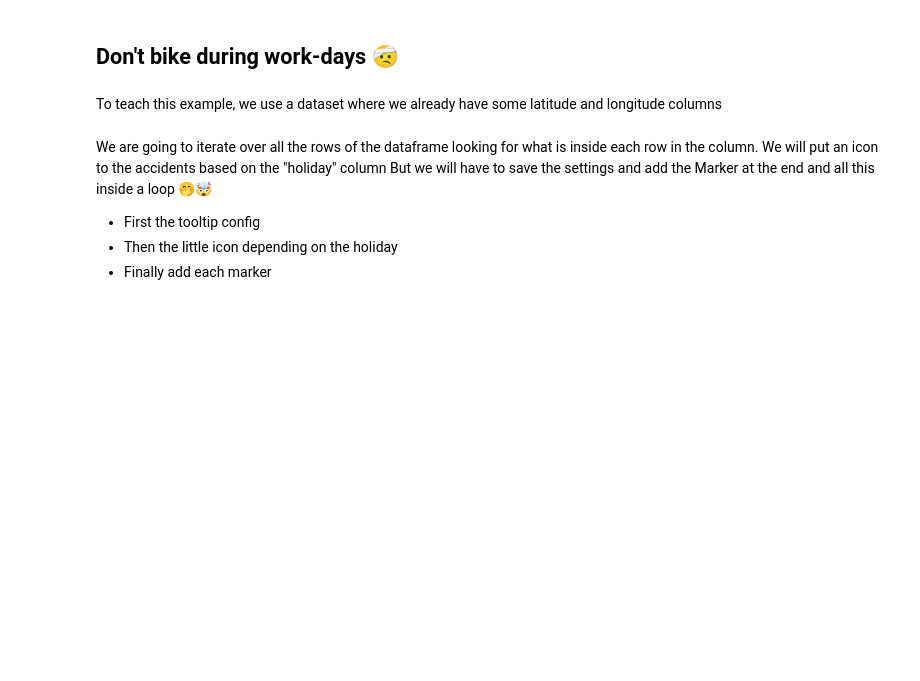
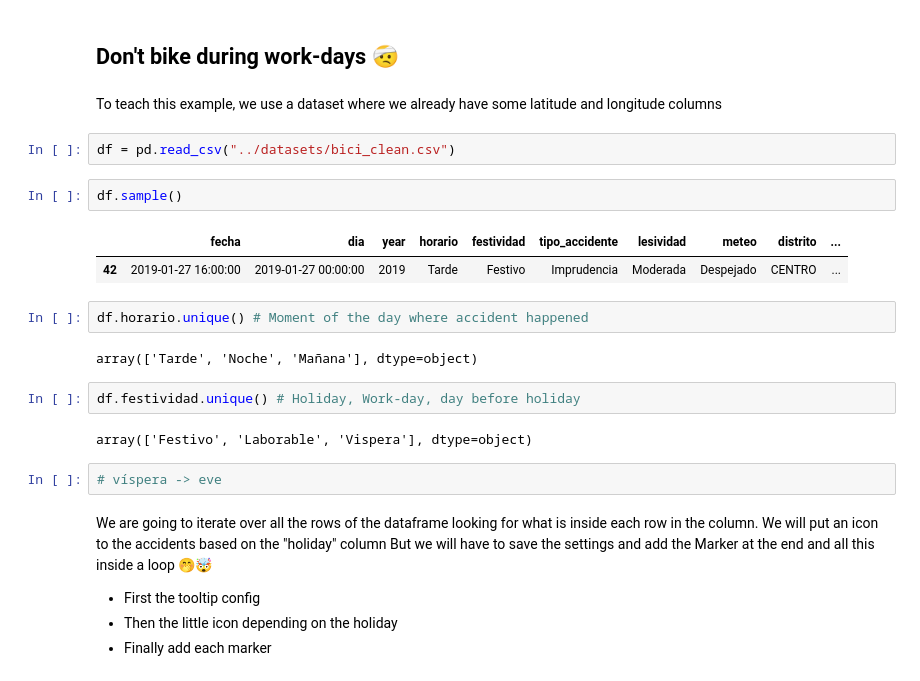
Before and after one commit to nico-stan/lectures, a Jupyter notebook: week-4/02-GeoViz_folium-forupload.ipynb, the cells around one changed output. Drawn from its saved outputs; the diff is of its cells as text; blank space fills up the shorter version.

```diff
--- a/week-4/02-GeoViz_folium-forupload.ipynb
+++ b/week-4/02-GeoViz_folium-forupload.ipynb
@@ -142,6 +142,23 @@ https://j2logo.com/args-y-kwargs-en-python/
 ## Don't bike during work-days 🤕
 # %% [markdown]
 To teach this example, we use a dataset where we already have some latitude and longitude columns
+# %%
+df = pd.read_csv("../datasets/bici_clean.csv")
+# %%
+df.sample()
+# %% [output]
+|  | fecha | dia | year | horario | festividad | tipo_accidente | lesividad | meteo | distrito | ... |
+| 42 | 2019-01-27 16:00:00 | 2019-01-27 00:00:00 | 2019 | Tarde | Festivo | Imprudencia | Moderada | Despejado | CENTRO | ... |
+# %%
+df.horario.unique() # Moment of the day where accident happened
+# %% [output]
+array(['Tarde', 'Noche', 'Mañana'], dtype=object)
+# %%
+df.festividad.unique() # Holiday, Work-day, day before holiday
+# %% [output]
+array(['Festivo', 'Laborable', 'Vispera'], dtype=object)
+# %%
+# víspera -> eve
 # %% [markdown]
 We are going to iterate over all the rows of the dataframe looking for what is inside each row in the column.
 We will put an icon to the accidents based on the "holiday" column
```
Also changed, not shown: parts of 11 cells of this notebook.
